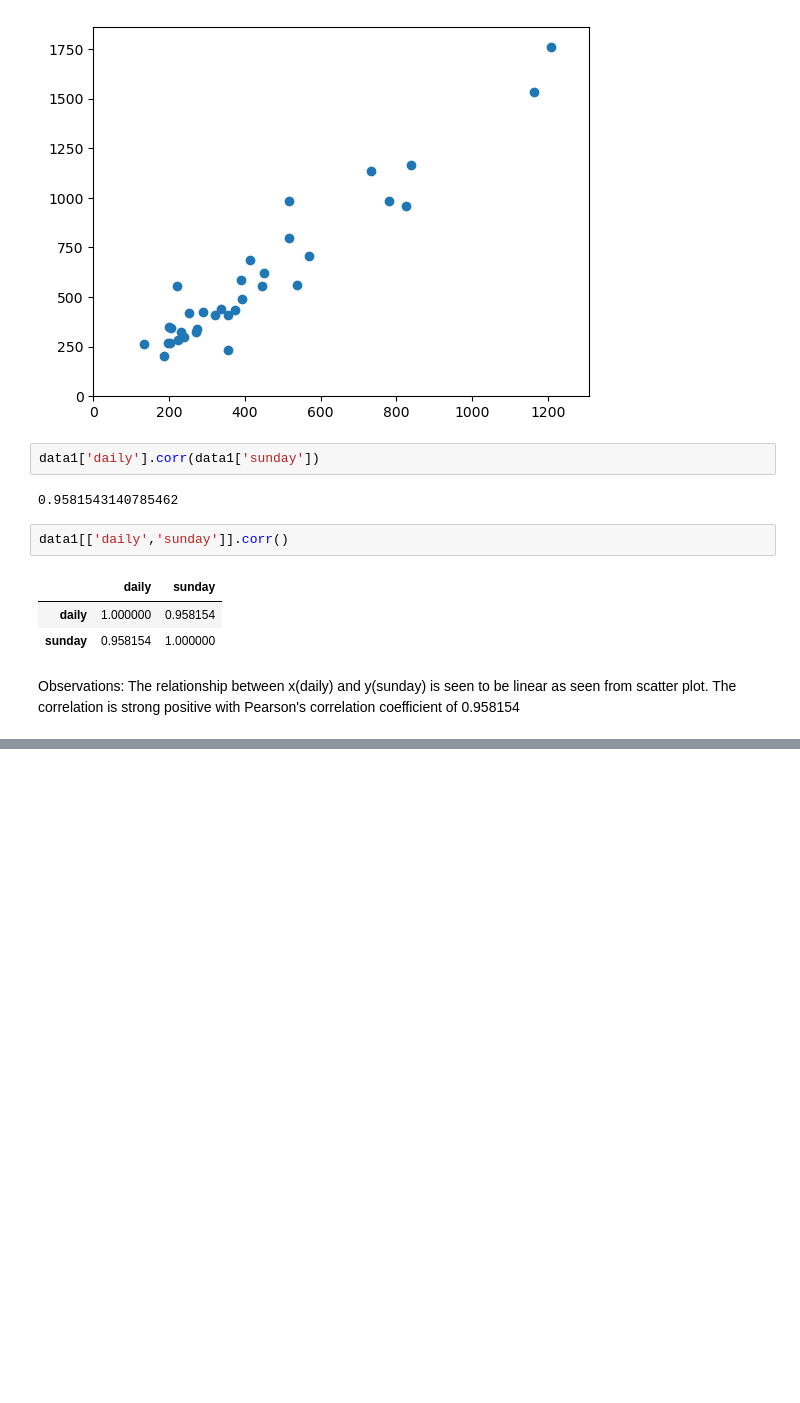
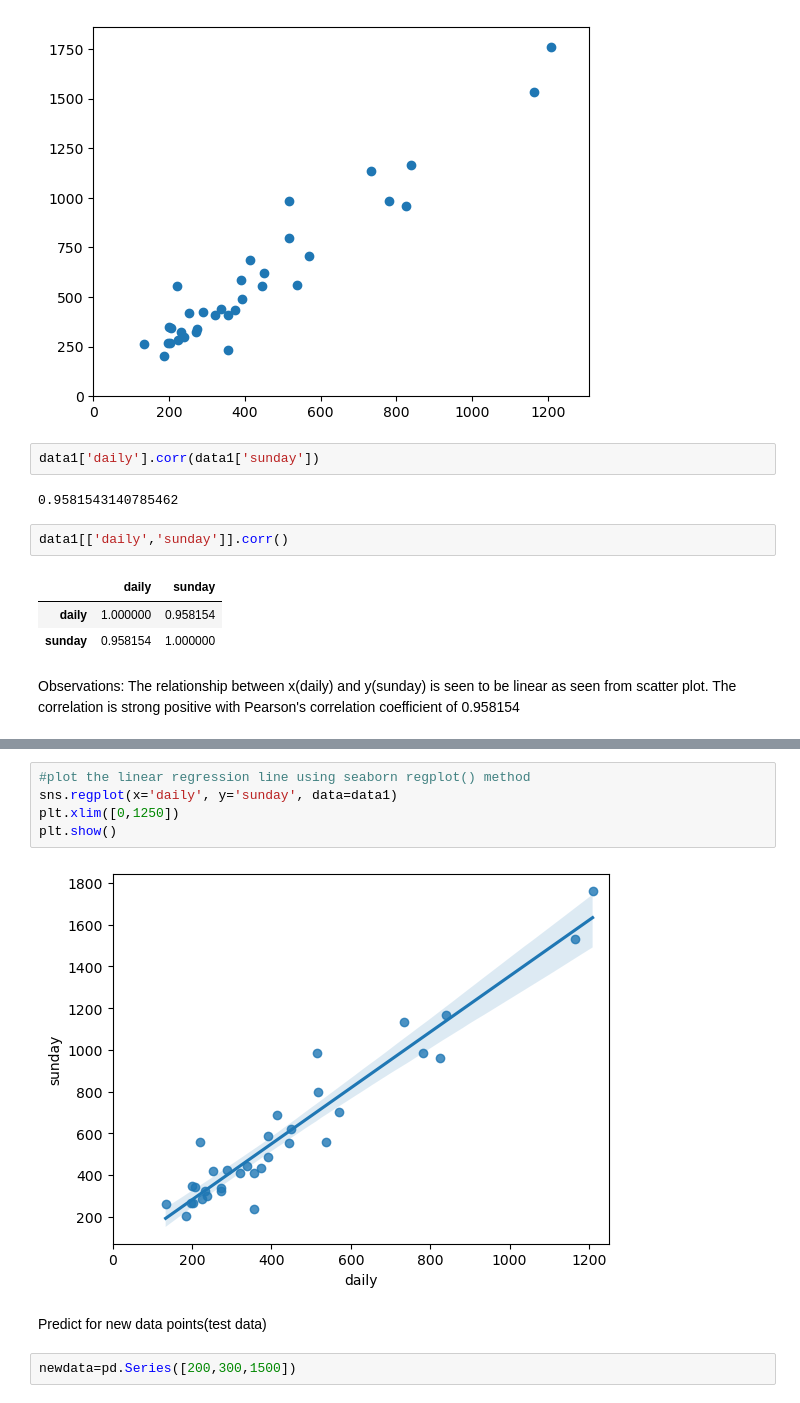
Before and after one commit to harika-165/harika_gamma-165, a Jupyter notebook: linear_regression.ipynb, the cells around one changed output, grey strips where cells are left out. Drawn from its saved outputs; the diff is of its cells as text; blank space fills up the shorter version.

```diff
--- a/linear_regression.ipynb
+++ b/linear_regression.ipynb
@@ -90,0 +138,11 @@ The correlation is strong positive with Pearson's correlation coefficient of 0.9
+# %%
+#plot the linear regression line using seaborn regplot() method
+sns.regplot(x='daily', y='sunday', data=data1)
+plt.xlim([0,1250])
+plt.show()
+# %% [output]
+[figure, added]
+# %% [markdown]
+Predict for new data points(test data)
+# %%
+newdata=pd.Series([200,300,1500])
```
Also changed, not shown: parts of 8 cells of this notebook.
